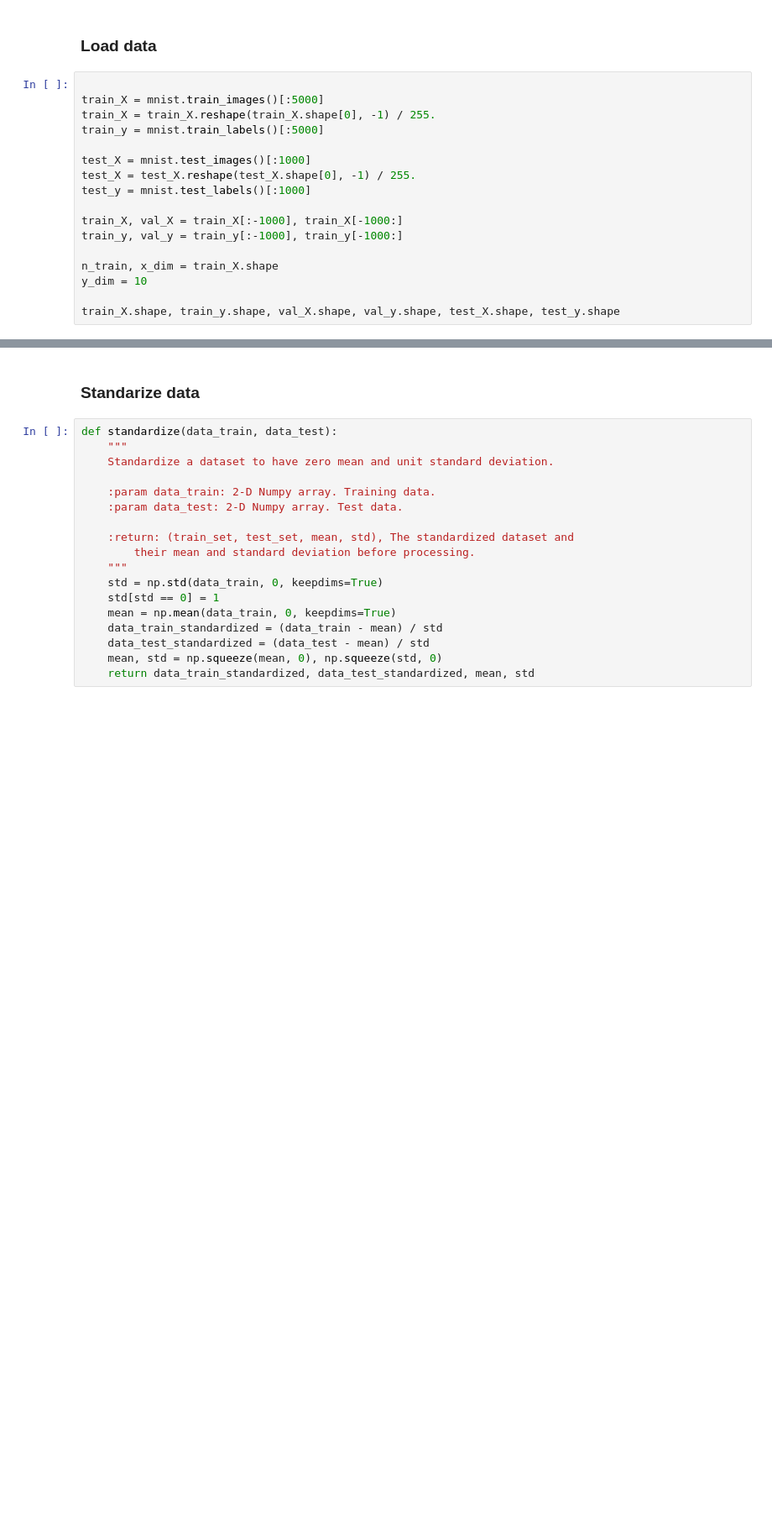
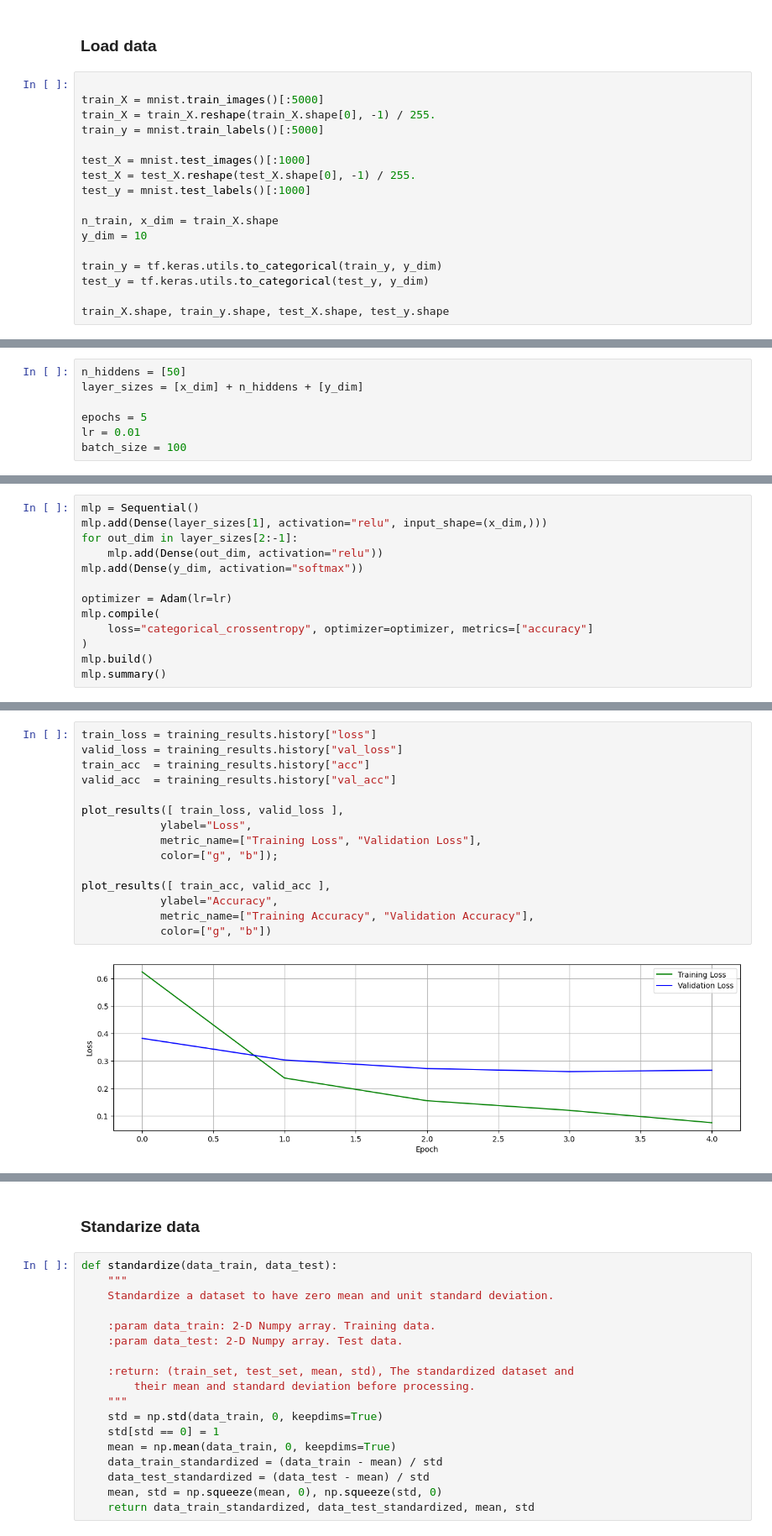
Before and after one commit to gregori0o/bayesian_deep_learning, a Jupyter notebook: Initial_experiment_bayes.ipynb, the cells around one changed output, grey strips where cells are left out. Shown at 84% size. Saved outputs shown, nothing was run; the diff lists cells and outputs as text; blank space fills up the shorter version.

```diff
--- a/Initial_experiment_bayes.ipynb
+++ b/Initial_experiment_bayes.ipynb
@@ -31,11 +28,11 @@ test_X = mnist.test_images()[:1000]
 test_X = test_X.reshape(test_X.shape[0], -1) / 255.
 test_y = mnist.test_labels()[:1000]
 
-train_X, val_X = train_X[:-1000], train_X[-1000:]
-train_y, val_y = train_y[:-1000], train_y[-1000:]
-
 n_train, x_dim = train_X.shape
 y_dim = 10
 
-train_X.shape, train_y.shape, val_X.shape, val_y.shape, test_X.shape, test_y.shape
+train_y = tf.keras.utils.to_categorical(train_y, y_dim)
+test_y = tf.keras.utils.to_categorical(test_y, y_dim)
+
+train_X.shape, train_y.shape, test_X.shape, test_y.shape
 # %% [output]
@@ -50,0 +50,7 @@ plt.show()
+# %%
+n_hiddens = [50]
+layer_sizes = [x_dim] + n_hiddens + [y_dim]
+
+epochs = 5
+lr = 0.01
+batch_size = 100
@@ -50,0 +59,13 @@ plt.show()
+# %%
+mlp = Sequential()
+mlp.add(Dense(layer_sizes[1], activation="relu", input_shape=(x_dim,)))
+for out_dim in layer_sizes[2:-1]:
+    mlp.add(Dense(out_dim, activation="relu"))
+mlp.add(Dense(y_dim, activation="softmax"))
+
+optimizer = Adam(lr=lr)
+mlp.compile(
+    loss="categorical_crossentropy", optimizer=optimizer, metrics=["accuracy"]
+)
+mlp.build()
+mlp.summary()
@@ -50,0 +138,17 @@ plt.show()
+# %%
+train_loss = training_results.history["loss"]
+valid_loss = training_results.history["val_loss"]
+train_acc  = training_results.history["acc"]
+valid_acc  = training_results.history["val_acc"]
+
+plot_results([ train_loss, valid_loss ],
+            ylabel="Loss",
+            metric_name=["Training Loss", "Validation Loss"],
+            color=["g", "b"]);
+
+plot_results([ train_acc, valid_acc ],
+            ylabel="Accuracy",
+            metric_name=["Training Accuracy", "Validation Accuracy"],
+            color=["g", "b"])
+# %% [output]
+[figure, added]
```
Also changed, not shown: parts of 21 cells of this notebook, 1 other file.
